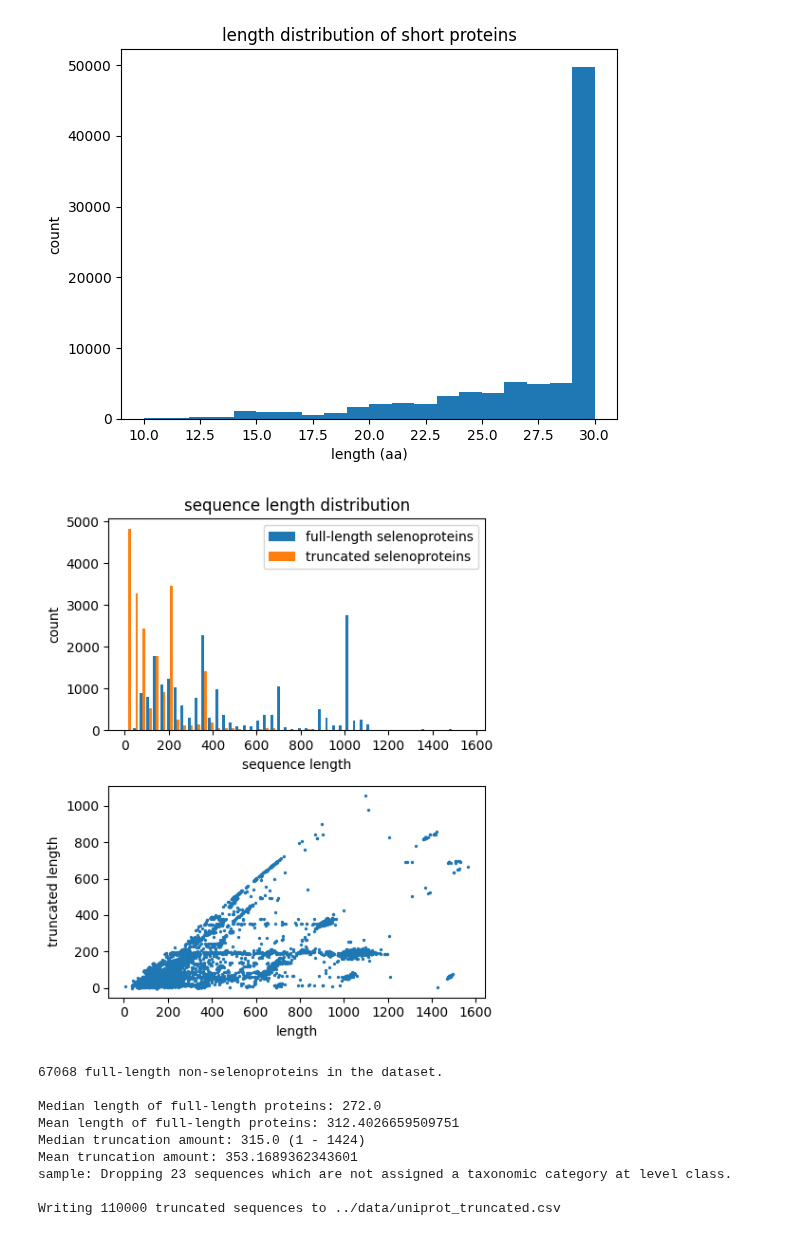
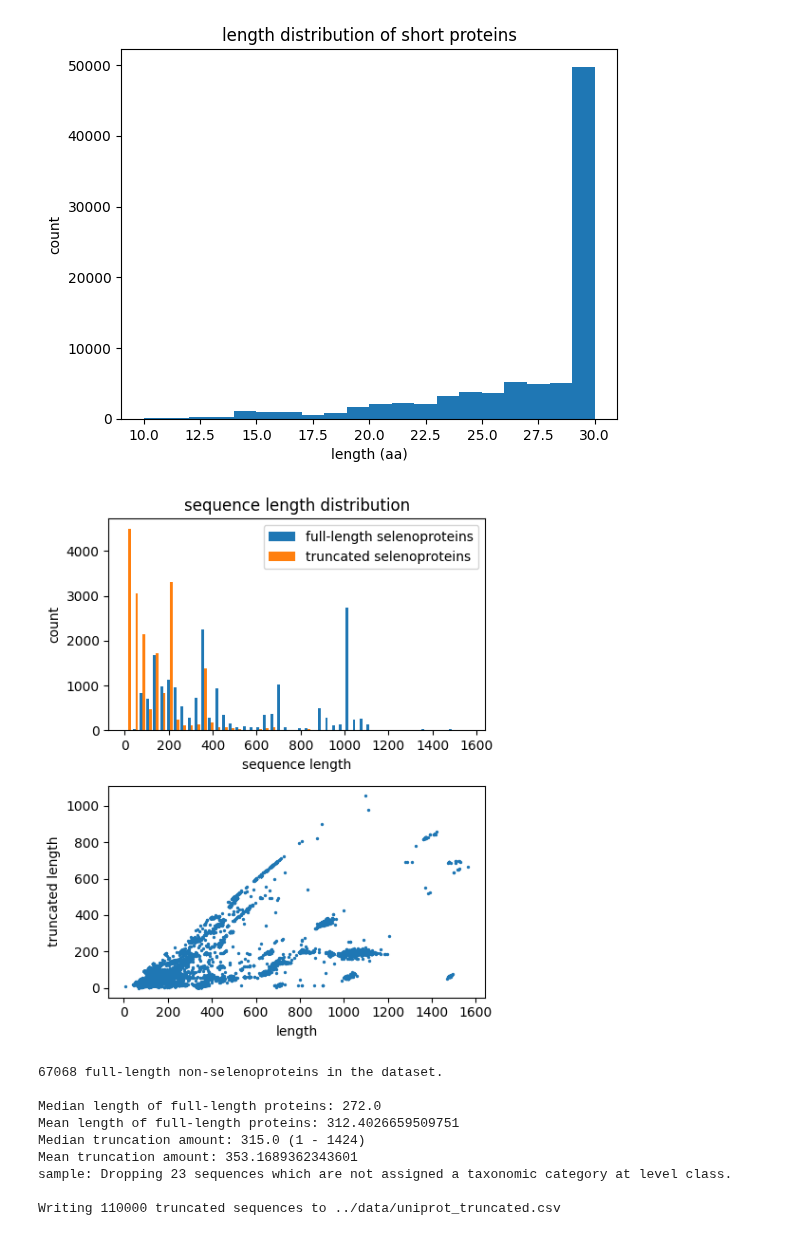
Before and after one commit to pipparichter/selenobot, a Jupyter notebook: notebooks/sandbox.ipynb, the cells around one changed output. Saved outputs shown, nothing was run; the diff lists cells and outputs as text; code cells hidden in the pictures.

```diff
--- a/notebooks/sandbox.ipynb
+++ b/notebooks/sandbox.ipynb
@@ -175,31 +178,39 @@ plt.show()
 # %%
 # Want to generate a dataset containing truncated non-selenoproteins and short full-length proteins.
 
 # Length distribution of truncated selenoproteins...
 sec_df = pd.read_csv(os.path.join(DATA_DIR, 'uniprot_sec.csv'))
-seqs = sec_df.seq.values
 
-lengths = [len(seq) for seq in seqs]
-truncated_lengths = [len(seq[:seq.index('U')]) for seq in seqs]
-truncation_amounts = [len(seq) - len(seq[:seq.index('U')]) for seq in seqs]
+# Filter out proteins which are complete on both sides.
+sec_df_complete = sec_df[sec_df.non_terminal_residue.isnull()]
+# sec_df_half_complete = sec_df[np.array([(type(ntr) == str) and ('1' not in ntr.split(',')) for ntr in sec_df.non_terminal_residue])]
+
+# seqs = sec_df.seq.values
+
+full_lengths = [len(seq) for seq in sec_df_complete.seq]
+truncated_lengths = [len(seq[:seq.index('U')]) for seq in sec_df_complete.seq]
+truncation_amounts = [len(seq) - len(seq[:seq.index('U')]) for seq in sec_df_complete.seq]
 
 fig, axes = plt.subplots(nrows=2, figsize=(5, 6))
-bins = axes[0].hist((lengths, truncated_lengths), bins=50)
+bins = axes[0].hist((full_lengths, truncated_lengths), bins=50)
 # ax.hist(truncated_lengths)
 
 axes[0].set_xlabel('sequence length')
 axes[0].set_ylabel('count')
 axes[0].set_title('sequence length distribution')
 axes[0].legend(['full-length selenoproteins', 'truncated selenoproteins'])
 
-axes[1].scatter(lengths, truncated_lengths, s=2)
+axes[1].scatter(full_lengths, truncated_lengths, s=2)
 axes[1].set_xlabel('length')
 axes[1].set_ylabel('truncated length')
+# axes[1].scatter(full_lengths, np.array(truncation_amounts) / np.array(full_lengths), s=2)
+# axes[1].set_xlabel('length')
+# axes[1].set_ylabel('truncated fraction')
 
 fig.tight_layout()
 plt.show()
 # %% [output]
-[figure, old version]
+[figure, new version]
 # %%
 # Want to extract a subset of seq
 test_df = pd.read_hdf(os.path.join(DATA_DIR, 'test.h5'), key='metadata')
```
Also changed, not shown: parts of 8 cells of this notebook, 6 other files.
